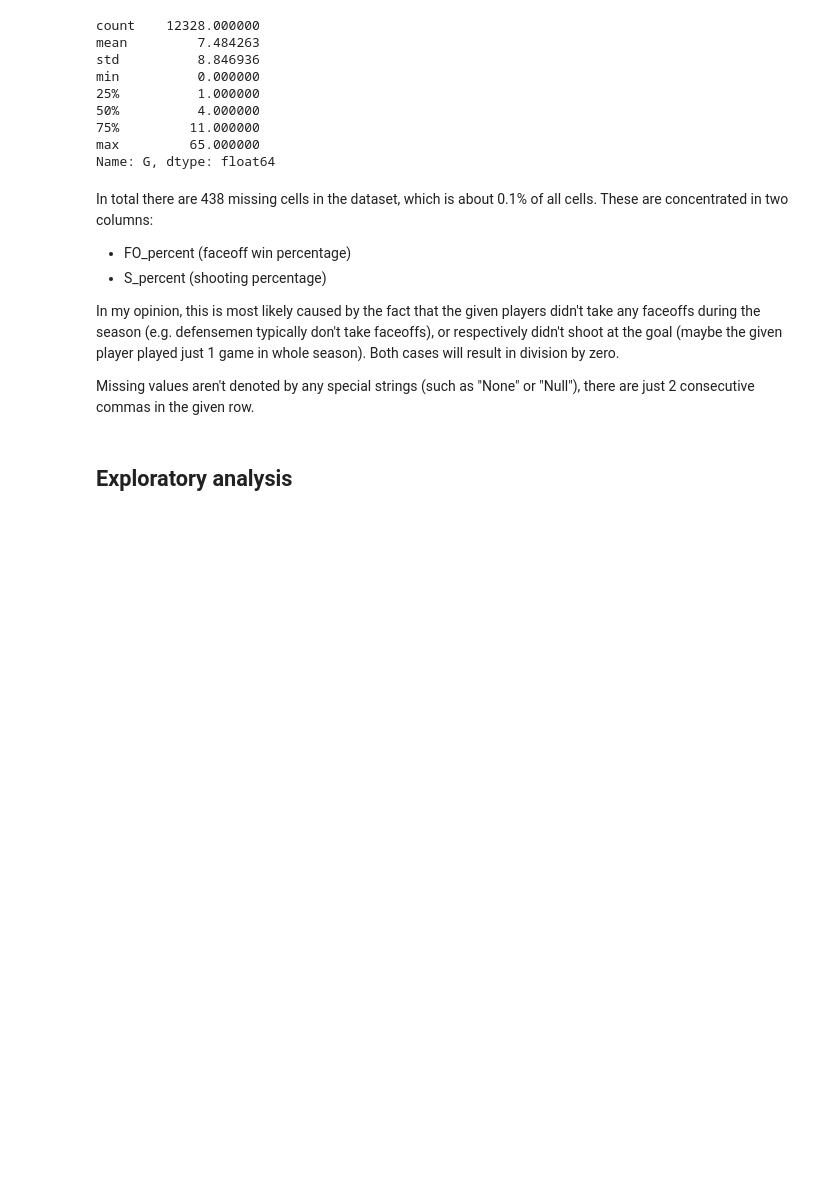
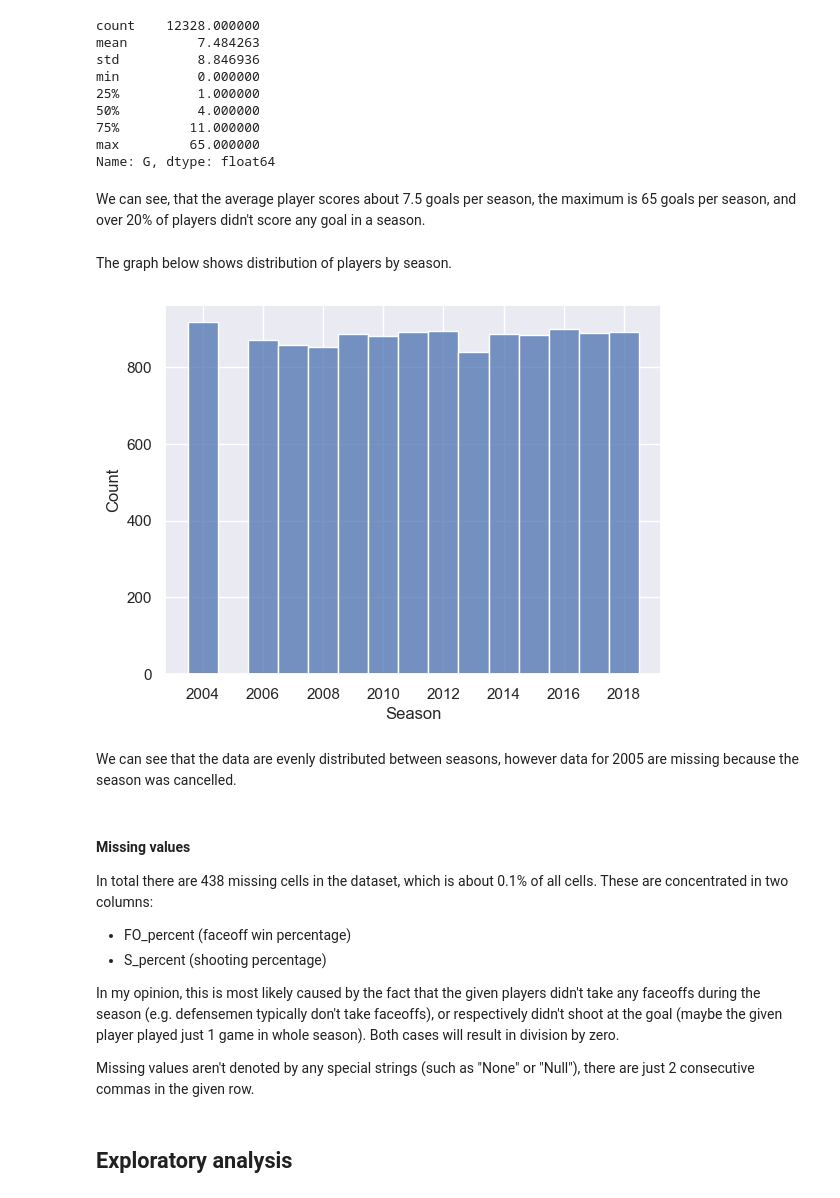
Before and after one commit to VL-CZ/NDBI048-data-science, a Jupyter notebook: homework/NHL-data-report.ipynb, the cells around one changed output. Drawn from its saved outputs; the diff is of its cells as text; code cells hidden in the pictures; blank space fills up the shorter version.

Commit message:
data overview completed

```diff
--- a/homework/NHL-data-report.ipynb
+++ b/homework/NHL-data-report.ipynb
@@ -120,7 +120,18 @@ min          0.000000
 75%         11.000000
 max         65.000000
 Name: G, dtype: float64
+# %% [markdown]
+We can see, that the average player scores about 7.5 goals per season, the maximum is 65 goals per season, and over 20% of players didn't score any goal in a season.
+# %% [markdown]
+The graph below shows distribution of players by season.
+# %%
+g = sns.histplot(data=df, x="Season", discrete=True)
+# %% [output]
+[figure, added]
+# %% [markdown]
+We can see that the data are evenly distributed between seasons, however data for 2005 are missing because the season was cancelled.
 # %% [markdown]
+#### Missing values
 In total there are 438 missing cells in the dataset, which is about 0.1% of all cells.
 These are concentrated in two columns:
 - FO_percent (faceoff win percentage)
```
Also changed, not shown: parts of 3 cells of this notebook, 1 other file.
